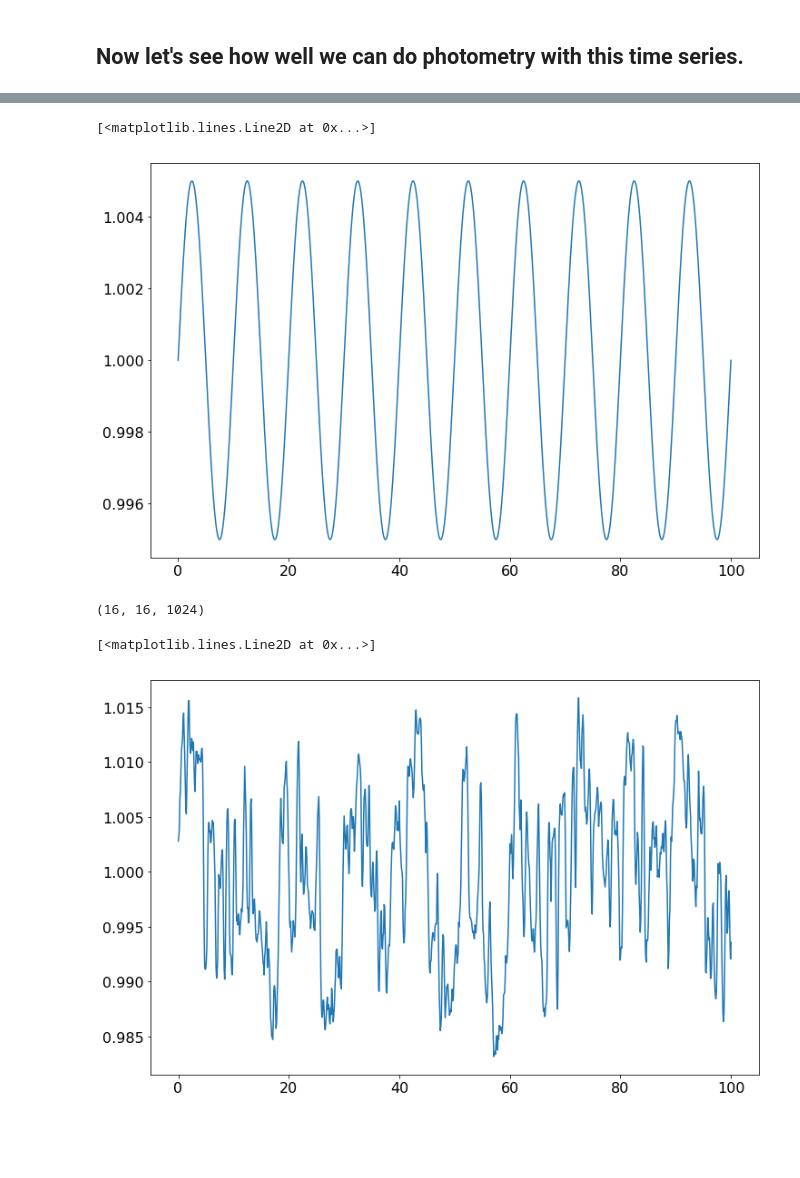
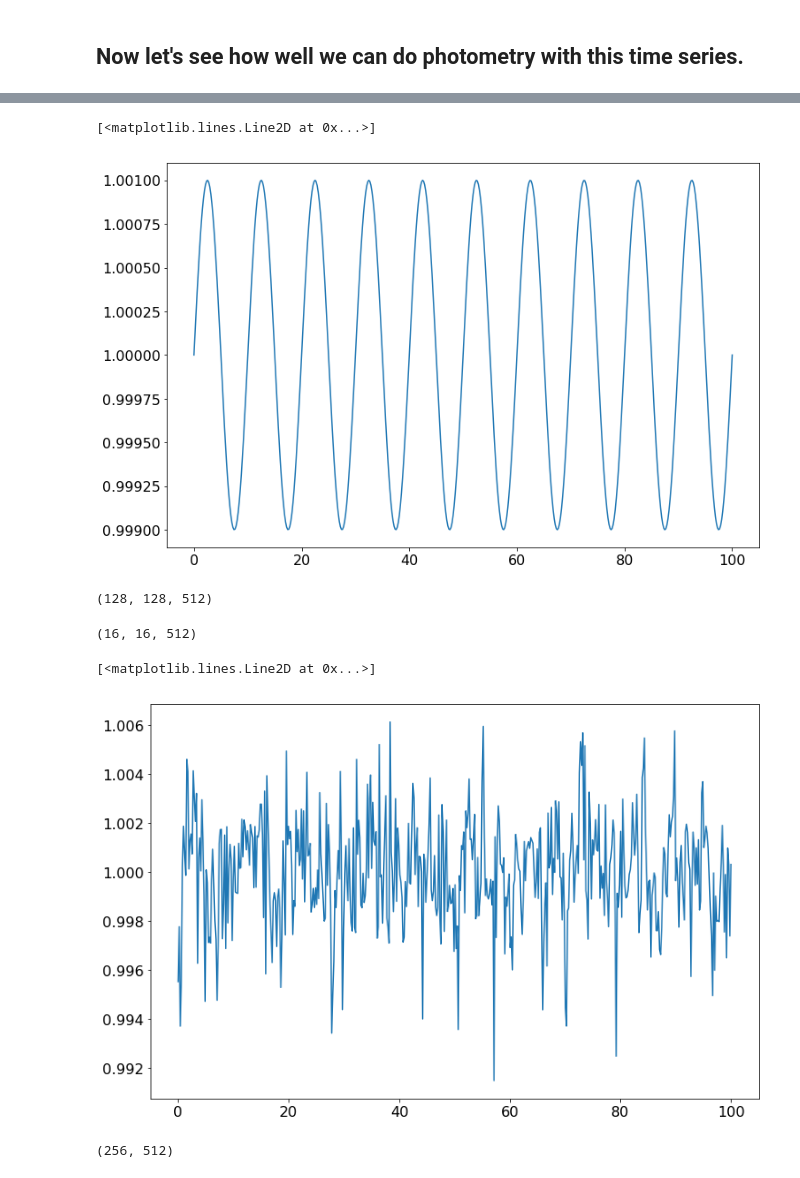
Before and after one commit to hvidy/halophot, a Jupyter notebook: notebooks/megascreen_test.ipynb, the cells around one changed output, grey strips where cells are left out. Saved outputs shown, nothing was run; the diff lists cells and outputs as text; code cells hidden in the pictures; blank space fills up the shorter version.

```diff
--- a/notebooks/megascreen_test.ipynb
+++ b/notebooks/megascreen_test.ipynb
@@ -23,10 +23,10 @@ colours = mpl.rcParams['axes.color_cycle']
 # %% [output]
 Populating the interactive namespace from numpy and matplotlib
 # %%
-r0=20.
+r0=10.
 L0=1e4
 diameter=128
-dx=10. # how many L0 do you move from frame to frame
+dx=30. # how many L0 do you move from frame to frame
 pixelsize= 0.1
 
 nx, ny = diameter, diameter
@@ -72,7 +72,7 @@ ax3.set_title('psf');
 # %%
 %%time
 
-ncad = 1024
+ncad = 8192
 psfs = np.ones((diameter,diameter, ncad))
 
 for j in range(ncad):
@@ -175,2 +175,8 @@ Text(0.5,1,u'Downscale')
 # %% [markdown]
 ## Now let's see how well we can do photometry with this time series.
+# %%
+ncad = ncad/16
+
+psfs2 = psfs.copy()
+
+psfs2 = downscale_local_mean(psfs2,(1,1,16))
@@ -178,26 +195,43 @@ Text(0.5,1,u'Downscale')
 period = 10.
 
 time = np.linspace(0,100,ncad)
-flux = 1 + 0.005*np.sin(2*np.pi*time/period)
+flux = 1 + 1000.e-6*np.sin(2*np.pi*time/period)
 
 plt.plot(time,flux)
 # %% [output]
 [<matplotlib.lines.Line2D at 0x...>]
-[figure, old version]
+[figure, new version]
+# %%
+psfs2.shape
+# %% [output]
+(128, 128, 512)
 # %%
-newnx, newny = 16, 16
+newnx, newny = 32, 32
+newnx, newny = 16,16
 
-sensitivity = 1 - 0.05*np.random.rand(newnx,newny)
-tpf = sensitivity[:,:,np.newaxis] * flux * downscale_local_mean(psfs[nx/4:3*nx/4,nx/4:3*nx/4],(4,4,1))
+sensitivity = 1 - 0.1*np.random.rand(newnx,newny)
+# tpf = sensitivity[:,:,np.newaxis] * flux * downscale_local_mean(psfs[nx/4:3*nx/4,nx/4:3*nx/4],(4,4,1))
+tpf = sensitivity[:,:,np.newaxis] * flux * downscale_local_mean(psfs2,(8,8,1))
+
+# tpf_perfect = flux * downscale_local_mean(psfs[nx/4:3*nx/4,nx/4:3*nx/4,:],(4,4,1))
+tpf_perfect = flux * downscale_local_mean(psfs2,(8,8,1))
+
+pixelvectors_perfect = np.reshape(tpf_perfect,(newnx*newny,ncad))
 print tpf.shape
 pixelvectors = np.reshape(tpf,(newnx*newny,ncad))
 
 raw_lc = np.sum(pixelvectors,axis=0)
 raw_lc /= np.nanmedian(raw_lc)
+lc_perfect = np.sum(pixelvectors_perfect,axis=0)
+lc_perfect /= np.nanmedian(lc_perfect)
 plt.plot(time,raw_lc)
 # %% [output]
-(16, 16, 1024)
+(16, 16, 512)
 [<matplotlib.lines.Line2D at 0x...>]
-[figure, old version]
+[figure, new version]
+# %%
+pixelvectors.shape
+# %% [output]
+(256, 512)
 # %%
 def obj_1(weights):
```
Also changed, not shown: parts of 21 cells of this notebook, 2 other files.
